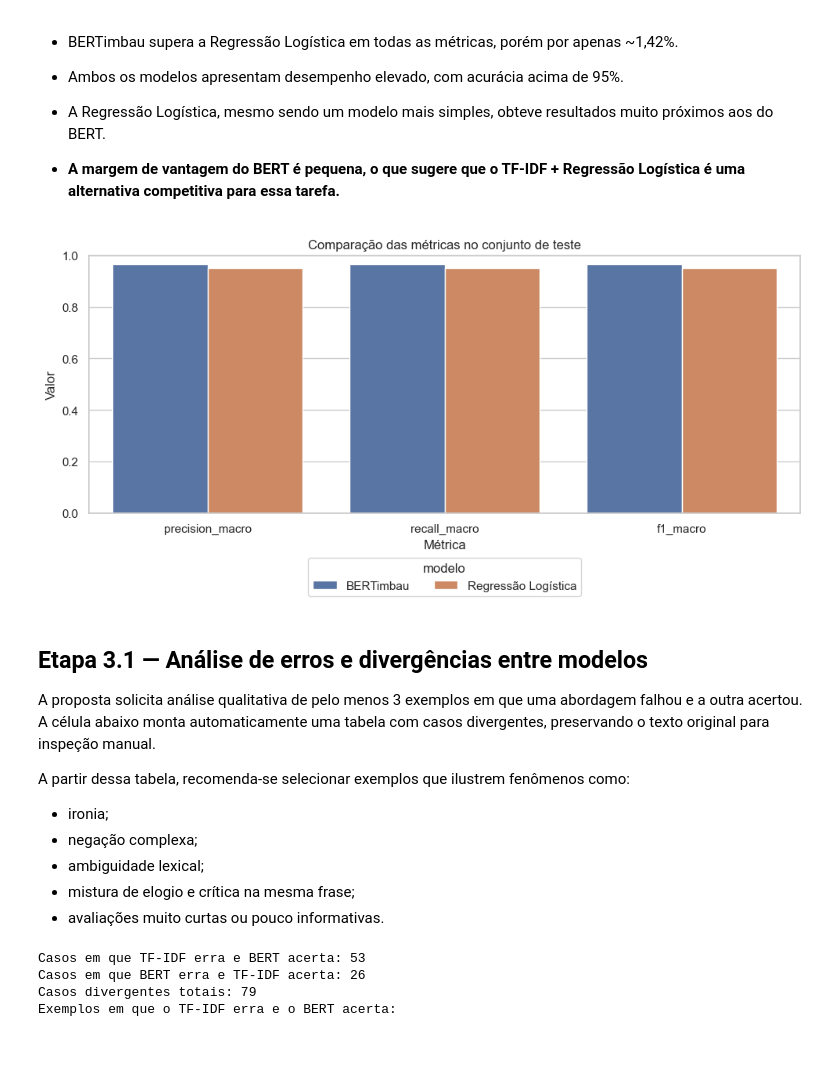
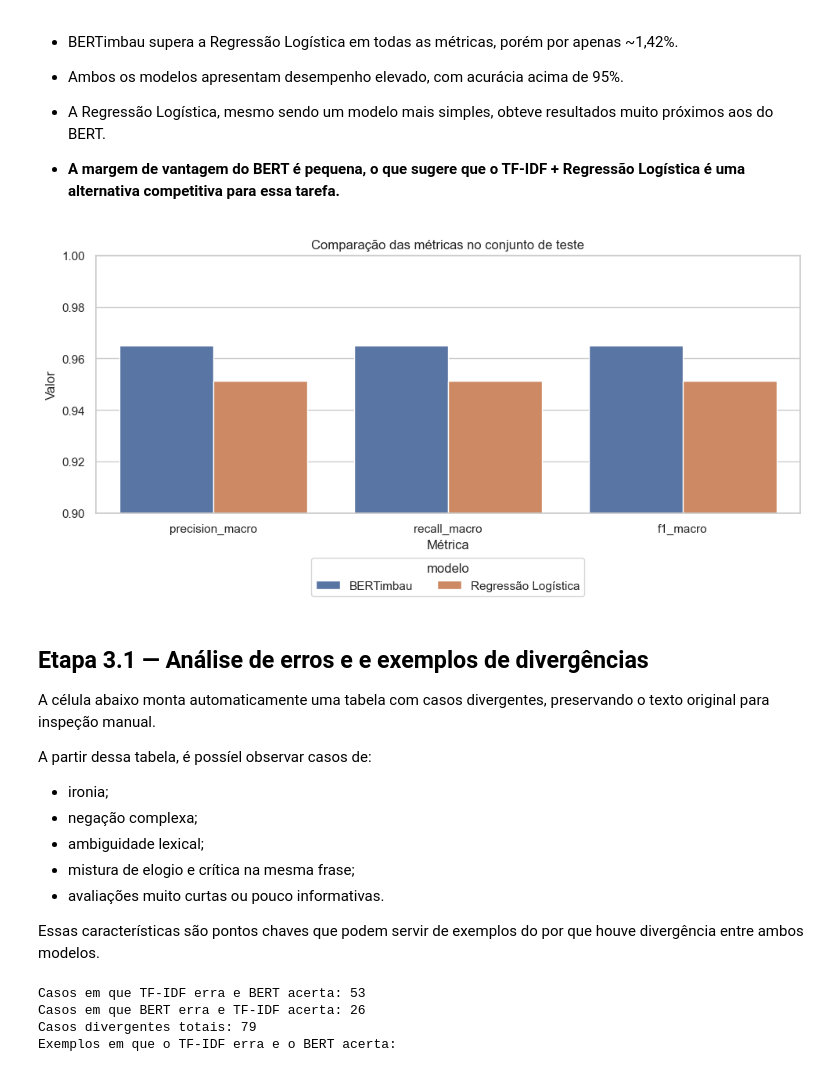
Before and after one commit to HerikDR/TF-IDF-e-BERT, a Jupyter notebook: triagem_avaliacoes.ipynb, the cells around one changed output. Drawn from its saved outputs; the diff is of its cells as text; code cells hidden in the pictures.

```diff
--- a/triagem_avaliacoes.ipynb
+++ b/triagem_avaliacoes.ipynb
@@ -1016,36 +1040,38 @@ tabela_comparativa
 # %%
 # Visualização comparativa das métricas dos modelos no conjunto de teste
 metricas_plot = tabela_comparativa.melt(id_vars='modelo', value_vars=['precision_macro', 'recall_macro', 'f1_macro'], var_name='metrica', value_name='valor')
 
 plt.figure(figsize=(10, 5))
 ax = sns.barplot(data=metricas_plot, x='metrica', y='valor', hue='modelo')
-plt.ylim(0, 1)
+plt.ylim(0.9, 1)
 plt.title('Comparação das métricas no conjunto de teste')
 plt.ylabel('Valor')
 plt.xlabel('Métrica')
 
 plt.legend(
     title='modelo',
     loc='upper center',
     bbox_to_anchor=(0.5, -0.15),
     ncol=2
 )
 
 plt.tight_layout()
 plt.show()
 # %% [output]
-[figure, old version]
+[figure, new version]
 # %% [markdown]
-## Etapa 3.1 — Análise de erros e divergências entre modelos
+## Etapa 3.1 — Análise de erros e e exemplos de divergências
 
-A proposta solicita análise qualitativa de pelo menos 3 exemplos em que uma abordagem falhou e a outra acertou. A célula abaixo monta automaticamente uma tabela com casos divergentes, preservando o texto original para inspeção manual.
+A célula abaixo monta automaticamente uma tabela com casos divergentes, preservando o texto original para inspeção manual.
 
-A partir dessa tabela, recomenda-se selecionar exemplos que ilustrem fenômenos como:
+A partir dessa tabela, é possíel observar casos de:
 - ironia;
 - negação complexa;
 - ambiguidade lexical;
 - mistura de elogio e crítica na mesma frase;
 - avaliações muito curtas ou pouco informativas.
+
+Essas características são pontos chaves que podem servir de exemplos do por que houve divergência entre ambos modelos.
 # %%
 # Análise dos casos em que os modelos divergiram, destacando os erros específicos de cada modelo
 analise_erros = pd.DataFrame({
```
Also changed, not shown: parts of 7 cells of this notebook.
